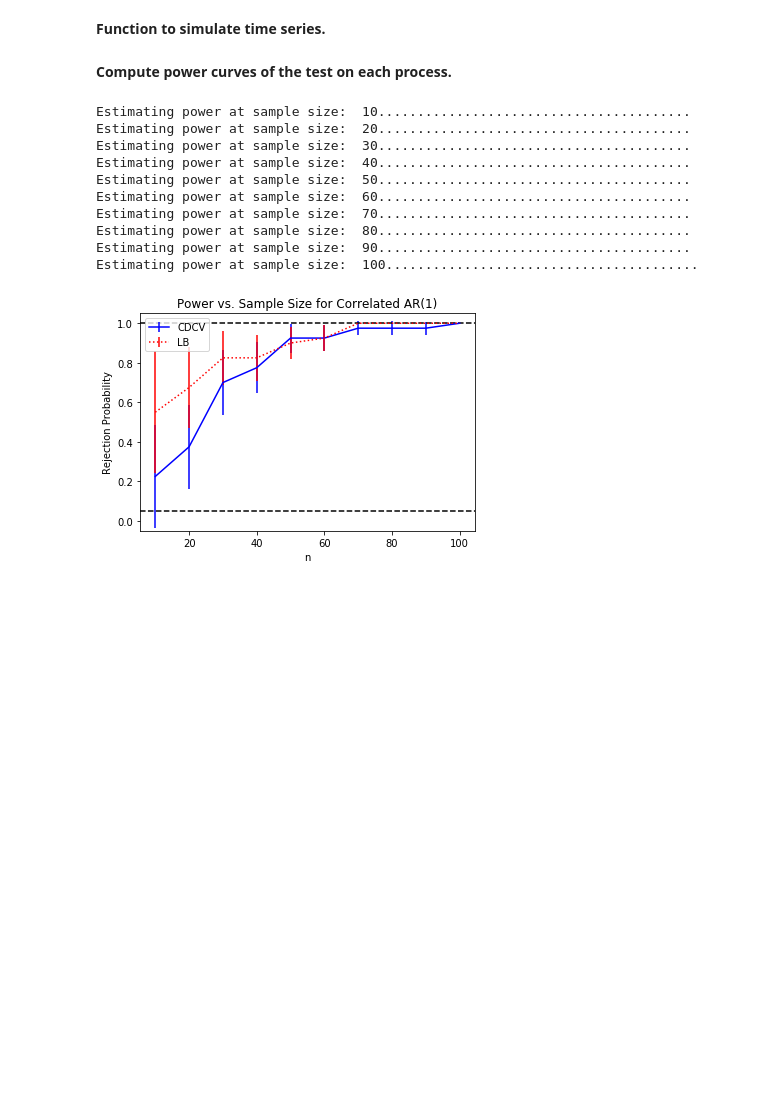
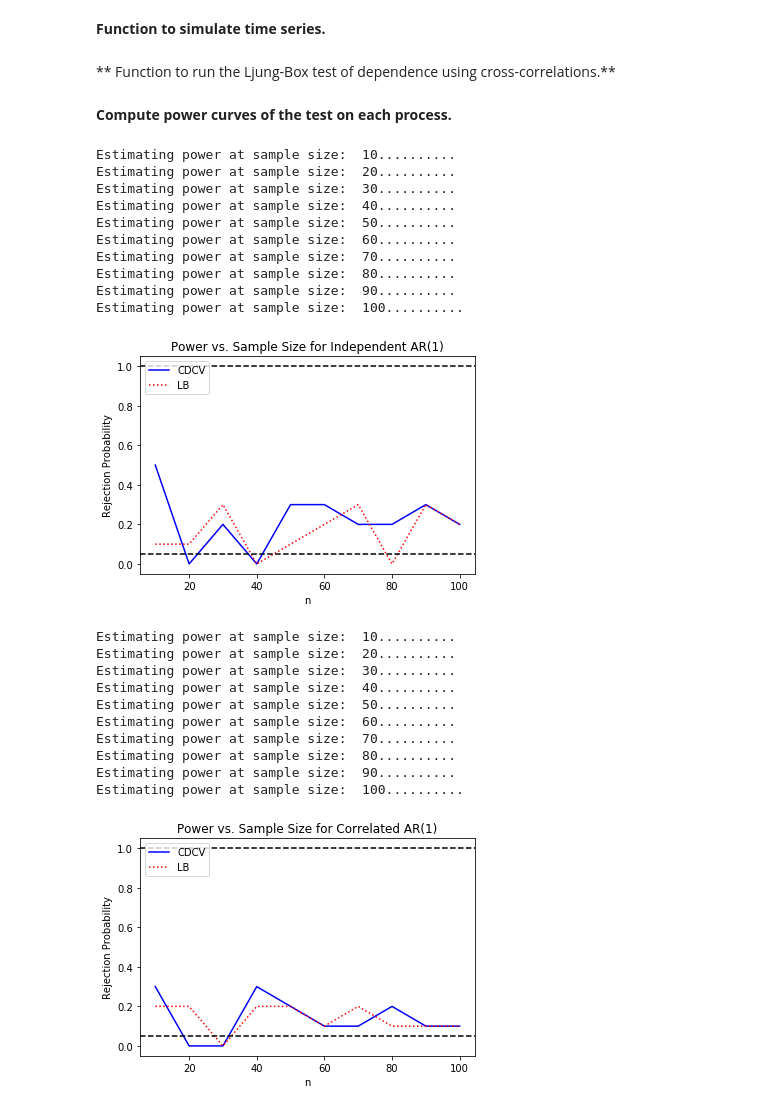
Before and after one commit to neurodata/mgcpy-old, a Jupyter notebook: demos/cdcv.ipynb, the cells around one changed output. Cells and saved outputs as stored; diff of their text form; code cells hidden in the pictures; blank space fills up the shorter version.

```diff
--- a/demos/cdcv.ipynb
+++ b/demos/cdcv.ipynb
@@ -95,6 +99,8 @@ def nonlin_dep_ma1(n):
         Y[t] = etas[t]*etas[t-1]*epsilons[t-1]
 
     return X, Y
+# %% [markdown]
+** Function to run the Ljung-Box test of dependence using cross-correlations.**
 # %%
 def ljung_box(X, Y, max_lag, alpha):
     n = len(X)
@@ -113,71 +119,83 @@ def ljung_box(X, Y, max_lag, alpha):
     return(test_statistic >= critical_value)
-# %%
-def power_curve(sample_sizes, powers_cdcv, powers_lb, alpha, title):
-    fig, ax = plt.subplots()
-    plt.title(title)
-    plt.xlabel("n")
-    plt.ylabel("Rejection Probability")
-    plt.ylim((-0.05, 1.05))
-
-    err_cdcv = 1.96*np.sqrt(np.divide(np.multiply(powers_cdcv, 1-powers_cdcv), sample_sizes))
-    err_lb = 1.96*np.sqrt(np.divide(np.multiply(powers_lb, 1-powers_lb), sample_sizes))
-    plt.errorbar(x = sample_sizes, y = powers_cdcv, yerr = err_cdcv, linestyle = '-', color = 'blue')
-    plt.errorbar(x = sample_sizes, y = powers_lb, yerr = err_lb, color = 'red', linestyle = ':')
-    ax.legend(['CDCV', 'LB'], loc = 'upper left')
-
-    ax.axhline(y=alpha, color = 'black', linestyle = '--')
-    ax.axhline(y=1, color = 'black', linestyle = '--')
-    plt.show()
 # %% [markdown]
 **Compute power curves of the test on each process.**
+# %%
+def power_curve(sample_sizes, powers_cdcv, powers_lb, alpha, title):
+    fig, ax = plt.subplots()
+    plt.title(title)
+    plt.xlabel("n")
+    plt.ylabel("Rejection Probability")
+
+    plt.plot(sample_sizes, powers_cdcv, linestyle = '-', color = 'blue')
+    plt.plot(sample_sizes, powers_lb, linestyle = ':', color = 'red')
+    ax.legend(['CDCV', 'LB'], loc = 'upper left')
+
+    ax.axhline(y=alpha, color = 'black', linestyle = '--')
+    ax.axhline(y=1, color = 'black', linestyle = '--')
+    plt.show()
 # %%
 # Experimental parameters.
 sample_sizes = range(10,110,10)
 num_sims = 10
 num_bootstrap = 10
 alpha = 0.05
-maxlag = 2
+maxlag = 0
 
 cdcv = CDCV(max_lag = maxlag)
-powers_cdcv = np.zeros(num_sims*len(sample_sizes)).reshape(len(sample_sizes), num_sims)
-powers_lb = np.zeros(num_sims*len(sample_sizes)).reshape(len(sample_sizes), num_sims)
 
+powers_cdcv = np.zeros(len(sample_sizes))
+powers_lb = np.zeros(len(sample_sizes))
 sims      = [indep_ar1,
              lin_dep_ar1,
              nonlin_dep_ma1]
 sim_names = ["Power vs. Sample Size for Independent AR(1)",
              "Power vs. Sample Size for Correlated AR(1)",
              "Power vs. Sample Size for Nonlin. Dependent MA(1)"]
 
 for s in range(len(sims)):
     sim_type = sims[s]
     for i in range(len(sample_sizes)):
         rejects_cdcv = 0.0
         rejects_lb   = 0.0
         n = sample_sizes[i]
         print("Estimating power at sample size: ", str(n), end = "")
+
+        # Simulate time series and count rejections.
         for t in range(num_sims):
             print('.', end='')
             X, Y = sim_type(n)
             p_value, _ = cdcv.p_value(X, Y, replication_factor = num_bootstrap)
             if p_value < alpha:
                 rejects_cdcv += 1
             if ljung_box(X, Y, maxlag, alpha):
                 rejects_lb += 1
 
         powers_cdcv[i] = rejects_cdcv/num_sims
         powers_lb[i] = rejects_lb/num_sims
         print("")
+
+    # Display power estimates.
     power_curve(sample_sizes, powers_cdcv, powers_lb, alpha, sim_names[s])
 # %% [output]
-Estimating power at sample size:  10........................................
-Estimating power at sample size:  20........................................
-Estimating power at sample size:  30........................................
-Estimating power at sample size:  40........................................
-Estimating power at sample size:  50........................................
-Estimating power at sample size:  60........................................
-Estimating power at sample size:  70........................................
-Estimating power at sample size:  80........................................
-Estimating power at sample size:  90........................................
-Estimating power at sample size:  100........................................
+Estimating power at sample size:  10..........
+Estimating power at sample size:  20..........
+Estimating power at sample size:  30..........
+Estimating power at sample size:  40..........
+Estimating power at sample size:  50..........
+Estimating power at sample size:  60..........
+Estimating power at sample size:  70..........
+Estimating power at sample size:  80..........
+Estimating power at sample size:  90..........
+Estimating power at sample size:  100..........
-[figure, old version]
+[figure, new version]
+Estimating power at sample size:  10..........
+Estimating power at sample size:  20..........
+Estimating power at sample size:  30..........
+Estimating power at sample size:  40..........
+Estimating power at sample size:  50..........
+Estimating power at sample size:  60..........
+Estimating power at sample size:  70..........
+Estimating power at sample size:  80..........
+Estimating power at sample size:  90..........
+Estimating power at sample size:  100..........
+[figure, added]
```
Also changed, not shown: parts of 5 cells of this notebook, 3 other files.
